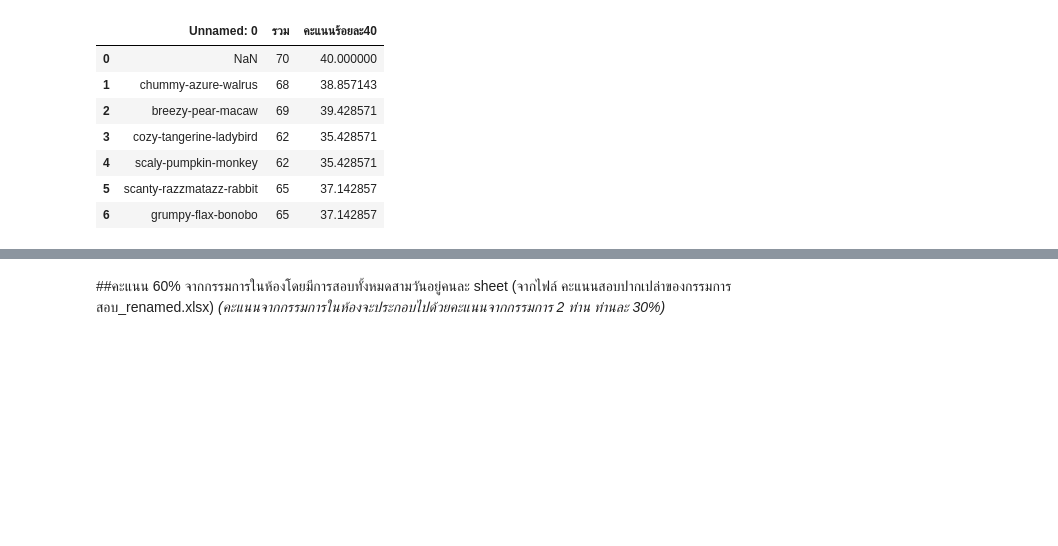
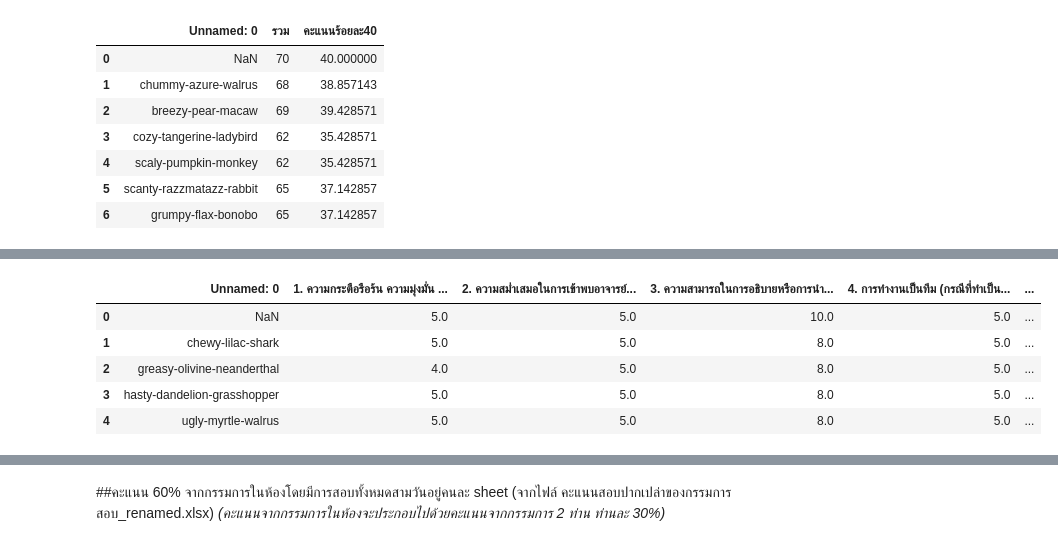
Before and after one commit to 1234567890qqqqqq/BasicProg_DataViz65, a Jupyter notebook: aon1.ipynb, the cells around one changed output, grey strips where cells are left out. Drawn from its saved outputs; the diff is of its cells as text; code cells hidden in the pictures; blank space fills up the shorter version.

```diff
--- a/aon1.ipynb
+++ b/aon1.ipynb
@@ -654,0 +698,10 @@ advisor121
+# %%
+qq0 = qq.fillna(method='ffill')
+qq0.head()
+# %% [output]
+|  | Unnamed: 0 | 1. ความกระตือรือร้น ความมุ่งมั่น ... | 2. ความสม่ำเสมอในการเข้าพบอาจารย์... | 3. ความสามารถในการอธิบายหรือการนำ... | 4. การทำงานเป็นทีม (กรณีที่ทำเป็น... | ... |
+| 0 | NaN | 5.0 | 5.0 | 10.0 | 5.0 | ... |
+| 1 | chewy-lilac-shark | 5.0 | 5.0 | 8.0 | 5.0 | ... |
+| 2 | greasy-olivine-neanderthal | 4.0 | 5.0 | 8.0 | 5.0 | ... |
+| 3 | hasty-dandelion-grasshopper | 5.0 | 5.0 | 8.0 | 5.0 | ... |
+| 4 | ugly-myrtle-walrus | 5.0 | 5.0 | 8.0 | 5.0 | ... |
```
Also changed, not shown: parts of 19 cells of this notebook.
